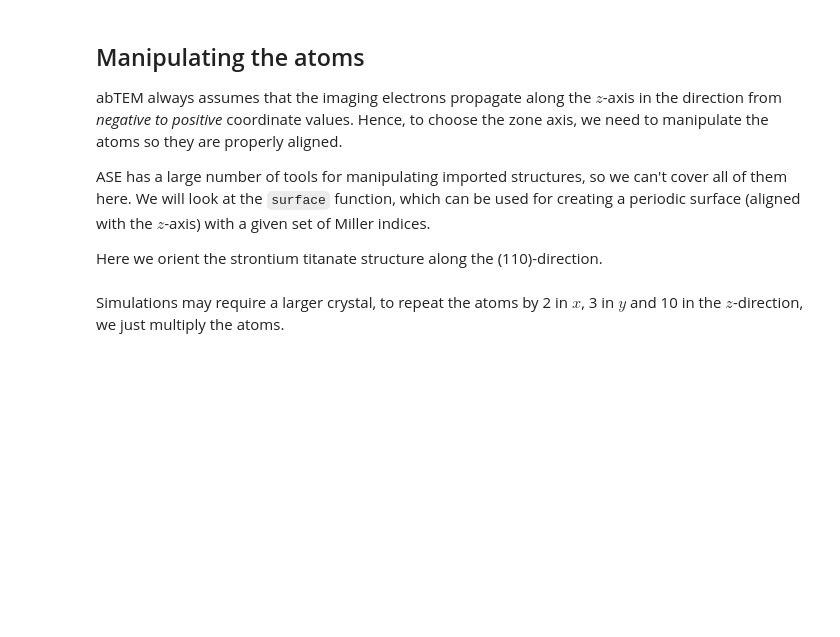
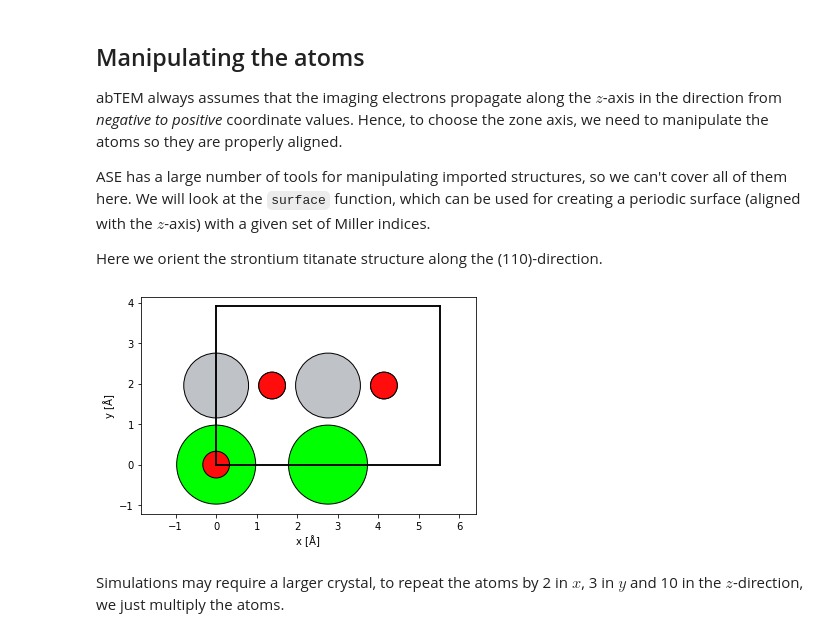
Before and after one commit to ePSIC-DLS/Hyperspy_Workshop_2022, a Jupyter notebook: abtem/atomic_models_with_ase_completed.ipynb, the cells around one changed output. Drawn from its saved outputs; the diff is of its cells as text; code cells hidden in the pictures; blank space fills up the shorter version.

```diff
--- a/abtem/atomic_models_with_ase_completed.ipynb
+++ b/abtem/atomic_models_with_ase_completed.ipynb
@@ -90,11 +107,11 @@ Here we orient the strontium titanate structure along the (110)-direction.
 # %%
 from ase.build import surface
 
 srtio3_110 = surface(srtio3, indices=(1, 1, 0), layers=2, periodic=True)
 
-srtio3_110.wrap()
-
 ab.show_atoms(srtio3_110, plane='xy');
+# %% [output]
+[figure, added]
 # %% [markdown]
 Simulations may require a larger crystal, to repeat the atoms by 2 in $x$, 3 in $y$ and 10 in the $z$-direction, we just multiply the atoms.
 # %%
```
Also changed, not shown: parts of 11 cells of this notebook, 4 other files.
